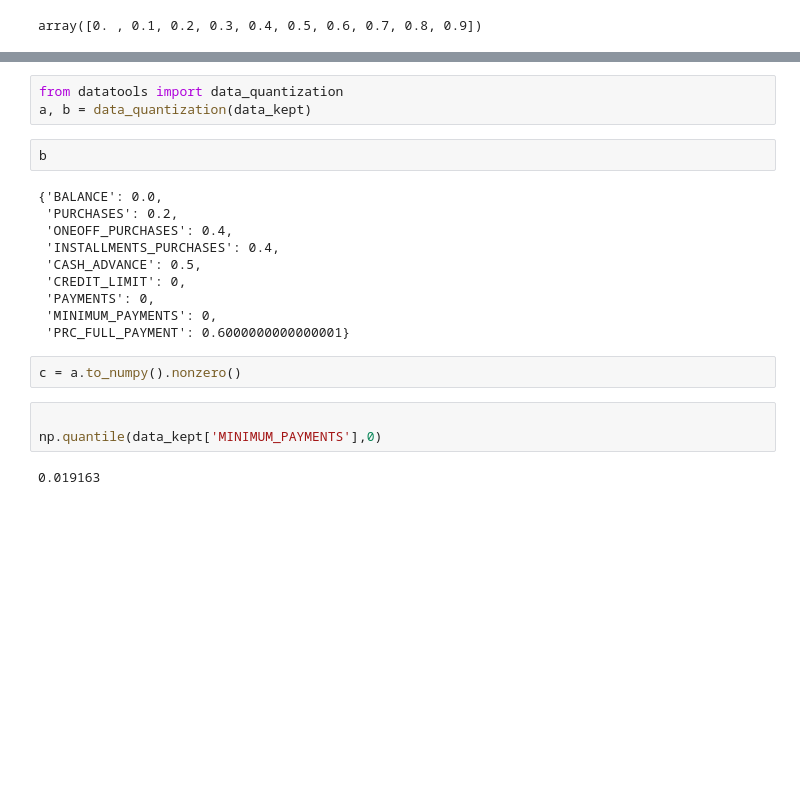
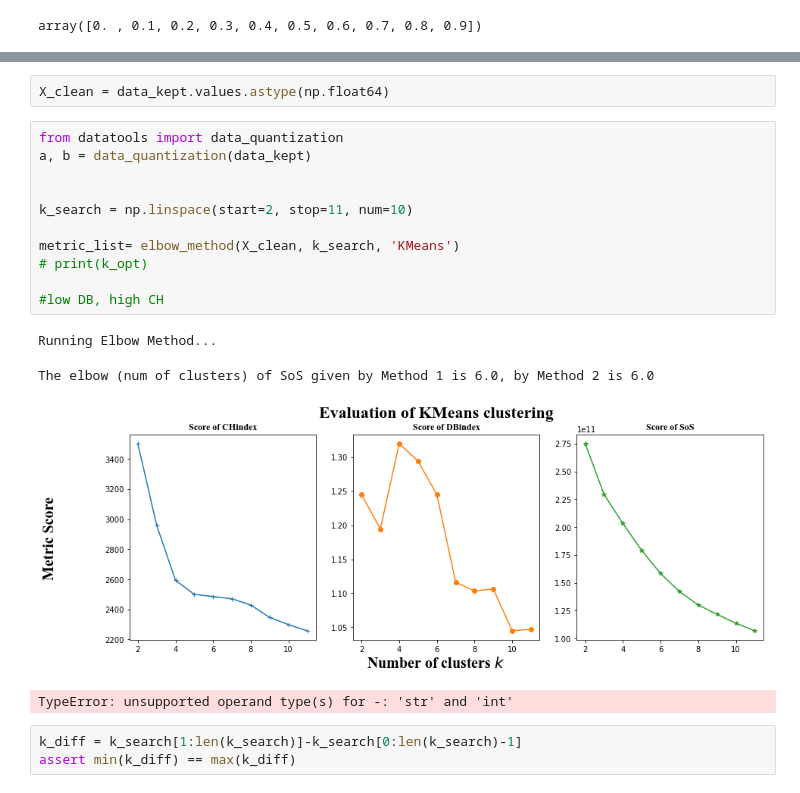
Before and after one commit to Addieduncan/customer-segmentation-project, a Jupyter notebook: inspect_data.ipynb, the cells around one changed output, grey strips where cells are left out. Drawn from its saved outputs; the diff is of its cells as text; blank space fills up the shorter version.

Commit message:
MAJOR MF UPDATE of elbow method, now it's real cool af

```diff
--- a/inspect_data.ipynb
+++ b/inspect_data.ipynb
@@ -603,22 +550,21 @@ data_reduced_qunatile.drop('BALANCE', 1)
-# %%
-from datatools import data_quantization
-a, b = data_quantization(data_kept)
-# %%
-b
-# %% [output]
-{'BALANCE': 0.0,
- 'PURCHASES': 0.2,
- 'ONEOFF_PURCHASES': 0.4,
- 'INSTALLMENTS_PURCHASES': 0.4,
- 'CASH_ADVANCE': 0.5,
- 'CREDIT_LIMIT': 0,
- 'PAYMENTS': 0,
- 'MINIMUM_PAYMENTS': 0,
- 'PRC_FULL_PAYMENT': 0.6000000000000001}
-# %%
-c = a.to_numpy().nonzero()
-# %%
-
-np.quantile(data_kept['MINIMUM_PAYMENTS'],0)
-# %% [output]
-0.019163
+# %%
+X_clean = data_kept.values.astype(np.float64)
+# %%
+from datatools import data_quantization
+a, b = data_quantization(data_kept)
+
+
+k_search = np.linspace(start=2, stop=11, num=10)
+
+metric_list= elbow_method(X_clean, k_search, 'KMeans')
+# print(k_opt)
+
+#low DB, high CH
+# %% [output]
+Running Elbow Method...
+The elbow (num of clusters) of SoS given by Method 1 is 6.0, by Method 2 is 6.0
+[figure, added]
+TypeError: unsupported operand type(s) for -: 'str' and 'int'
+# %%
+k_diff = k_search[1:len(k_search)]-k_search[0:len(k_search)-1]
+assert min(k_diff) == max(k_diff)
```
Also changed, not shown: parts of 26 cells of this notebook, 3 other files.
